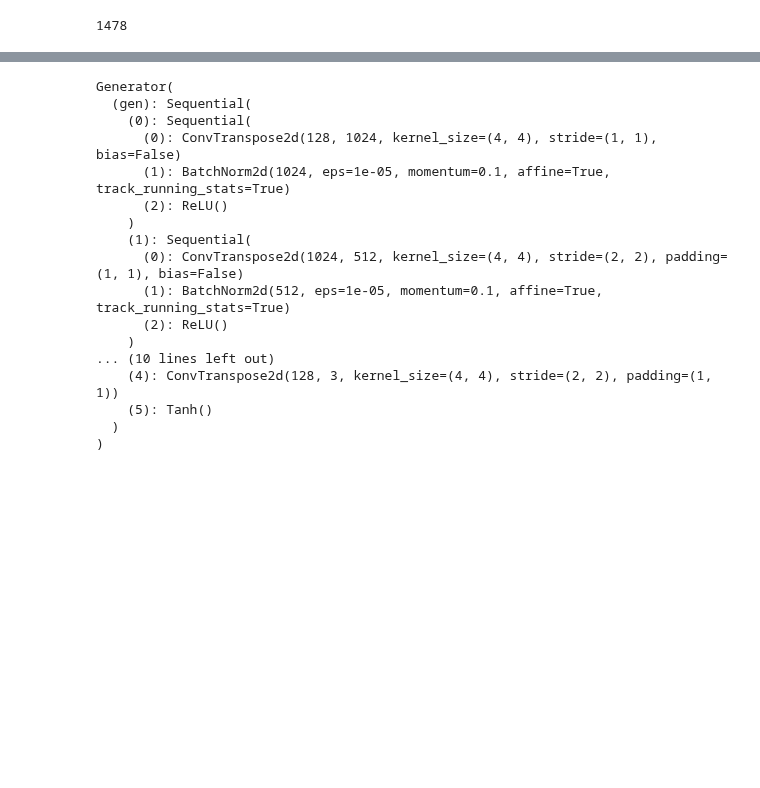
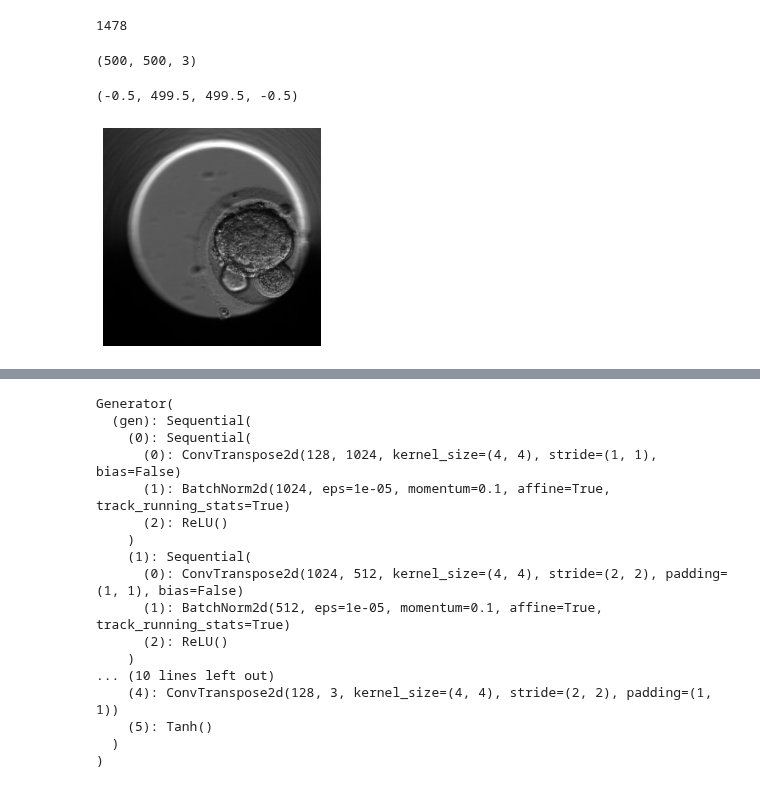
Before and after one commit to saquibali7/GANs, a Jupyter notebook: GAN3_WGAN.ipynb, the cells around one changed output, grey strips where cells are left out. Saved outputs shown, nothing was run; the diff lists cells and outputs as text; code cells hidden in the pictures; blank space fills up the shorter version.

```diff
--- a/GAN3_WGAN.ipynb
+++ b/GAN3_WGAN.ipynb
@@ -117,6 +121,17 @@ file = os.listdir(path)
 print(len(file))
 # %% [output]
 1478
+# %%
+ix = randint(0, len(file))
+rand_img = Image.open(os.path.join(path,file[ix]))
+rand_img = np.array(rand_img)
+print(rand_img.shape)
+plt.imshow(rand_img)
+plt.axis("off")
+# %% [output]
+(500, 500, 3)
+(-0.5, 499.5, 499.5, -0.5)
+[figure, added]
 # %%
 import albumentations as A
 from albumentations.pytorch import ToTensorV2
```
Also changed, not shown: parts of 12 cells of this notebook.
